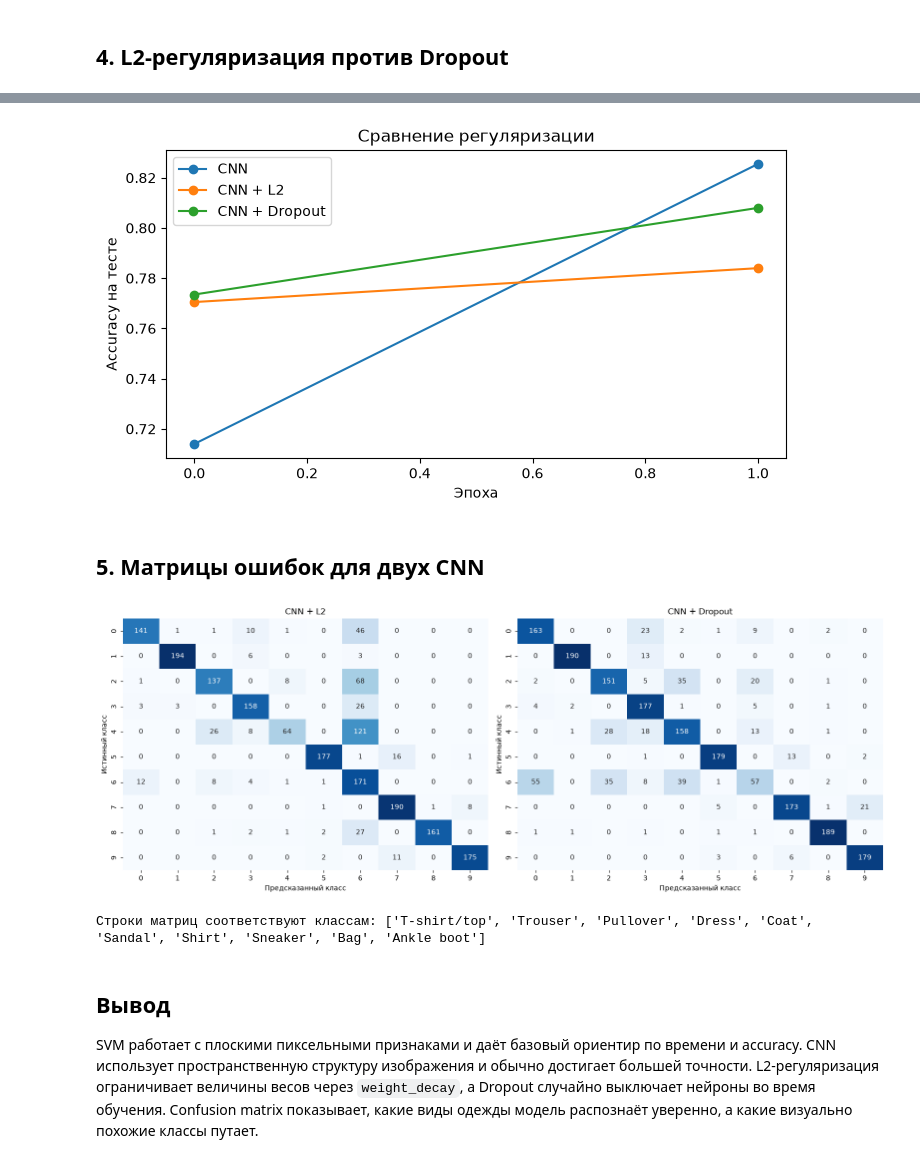
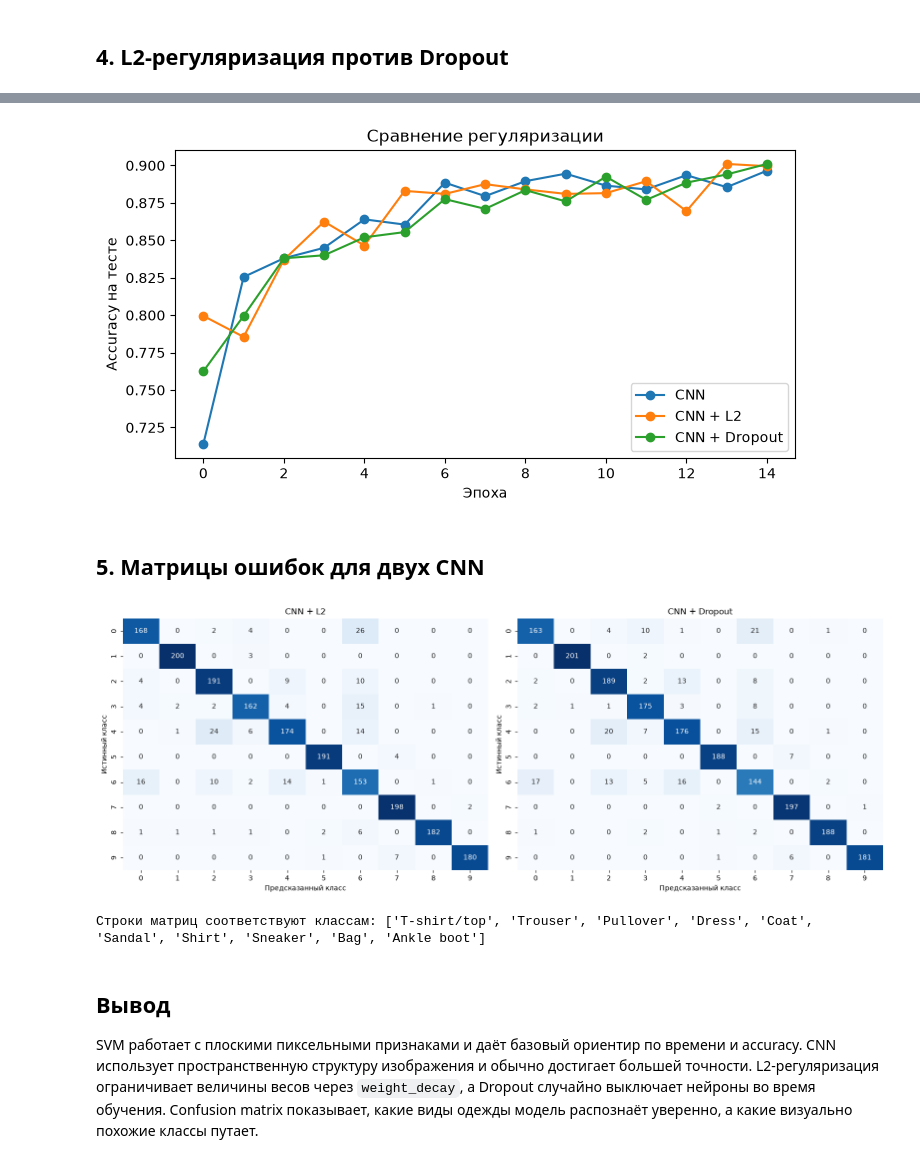
Before and after one commit to stepanshepilov/TSU_CV, a Jupyter notebook: lab6/Лабораторная_6_вариант_9.ipynb, the cells around one changed output, grey strips where cells are left out. Drawn from its saved outputs; the diff is of its cells as text; code cells hidden in the pictures.

```diff
--- a/lab6/Лабораторная_6_вариант_9.ipynb
+++ b/lab6/Лабораторная_6_вариант_9.ipynb
@@ -187,7 +183,7 @@ def evaluate(model):
     predictions, targets_all = np.array(predictions), np.array(targets_all)
     return accuracy_score(targets_all, predictions), targets_all, predictions
 
-baseline_cnn, baseline_history, cnn_time = train_model(FashionCNN(), epochs=2)
+baseline_cnn, baseline_history, cnn_time = train_model(FashionCNN(), epochs=15)
 cnn_accuracy, cnn_true, cnn_pred = evaluate(baseline_cnn)
 print(f'CNN: время обучения = {cnn_time:.2f} с; accuracy = {cnn_accuracy:.4f}')
 # %% [output]
@@ -197,9 +206,9 @@ CNN: время обучения = 4.36 с; accuracy = 0.8255
 # %% [markdown]
 ## 4. L2-регуляризация против Dropout
 # %%
-l2_cnn, l2_history, l2_time = train_model(FashionCNN(), epochs=2, weight_decay=1e-4)
+l2_cnn, l2_history, l2_time = train_model(FashionCNN(), epochs=15, weight_decay=1e-4)
 l2_accuracy, l2_true, l2_pred = evaluate(l2_cnn)
-dropout_cnn, dropout_history, dropout_time = train_model(FashionCNN(dropout=0.5), epochs=2)
+dropout_cnn, dropout_history, dropout_time = train_model(FashionCNN(dropout=0.25), epochs=15)
 dropout_accuracy, dropout_true, dropout_pred = evaluate(dropout_cnn)
 
 comparison = {
@@ -229,4 +248,4 @@ CNN + Dropout: время=4.35 с, accuracy=0.8080
-[figure, old version]
+[figure, new version]
 # %% [markdown]
 ## 5. Матрицы ошибок для двух CNN
 # %%
@@ -242,7 +261,7 @@ plt.tight_layout()
 plt.show()
 print('Строки матриц соответствуют классам:', class_names)
 # %% [output]
-[figure, old version]
+[figure, new version]
 Строки матриц соответствуют классам: ['T-shirt/top', 'Trouser', 'Pullover', 'Dress', 'Coat', 'Sandal', 'Shirt', 'Sneaker', 'Bag', 'Ankle boot']
 # %% [markdown]
 ## Вывод
```
Also changed, not shown: parts of 8 cells of this notebook, 7 other files.
